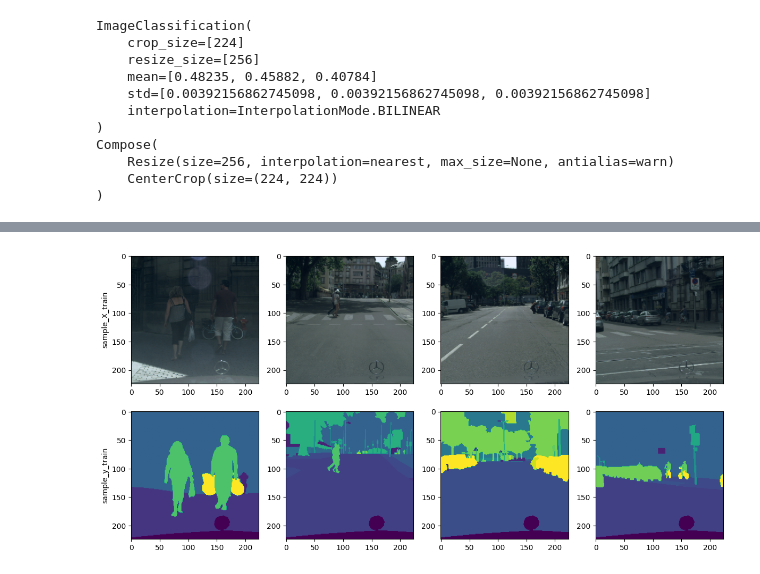
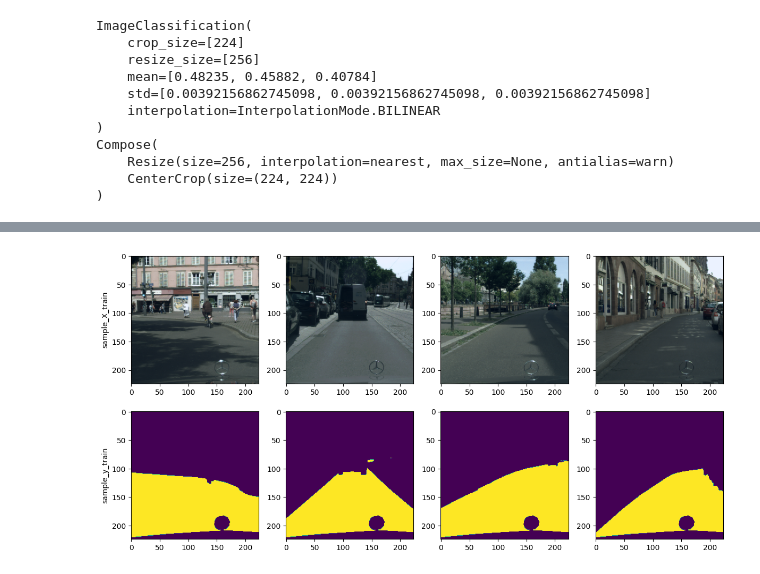
Before and after one commit to Kwan-Gu/data_science, a Jupyter notebook: ML/Segmentation/DL/FCN_pytorch.ipynb, the cells around one changed output, grey strips where cells are left out. Cells and saved outputs as stored; diff of their text form; code cells hidden in the pictures.

Commit message:
Modify FCN_PyTorch Build Model

```diff
--- a/ML/Segmentation/DL/FCN_pytorch.ipynb
+++ b/ML/Segmentation/DL/FCN_pytorch.ipynb
@@ -17,7 +111,7 @@ import matplotlib.pyplot as plt
 RANDOM_SEED = 42
 IMG_SIZE    = (224, 224)
 BATCH_SIZE  = 4
-NUM_CLASS   = 34
+NUM_CLASS   = 2
 EPOCHS      = 10
 
 DEVICE = torch.device('cpu')
@@ -125,3 +200,39 @@ class DataLoader(torch.utils.data.Dataset):
+# %%
+def OneHotEncoding(labels, num_classes:int):
+    shape = labels.shape
+    label_oh = torch.zeros(*shape)
+    for cnt, i in enumerate(sorted(np.unique(labels))):
+        i_mask = torch.where(labels == i, cnt, 0)
+        label_oh.masked_fill_(i_mask, cnt)
+    label_oh = F.one_hot(label_oh.to(torch.int64), num_classes = num_classes)
+    label_oh = label_oh.permute(2, 0, 1).to(torch.float)
+    return label_oh
+
+
+class DataLoader(torch.utils.data.Dataset):
+    def __init__(self, img_path, img_labels, transforms_x = None, transforms_y = None):
+        self.img_path     = img_path
+        self.img_labels   = img_labels
+        self.transforms_x = transforms_x
+        self.transforms_y = transforms_y
+
+    def __len__(self):
+        return len(self.img_path)
+
+    def __getitem__(self, index):
+        x = tv.io.read_image(self.img_path[index]) / 255.
+        y = tv.io.read_image(self.img_labels[index])
+        y[y != 7] = 0
+        y[y == 7] = 1
+        y = y.to(torch.int64)
+        y = y.squeeze(dim = 0)
+
+        onehot_y = OneHotEncoding(y, num_classes = NUM_CLASS)
+
+        if self.transforms_x: x = self.transforms_x(x)
+        if self.transforms_y: onehot_y = self.transforms_y(onehot_y)
+
+        return x, onehot_y
 # %%
 train_dataset = DataLoader(X_train, y_train, transforms_x = X_train_trans, transforms_y = y_train_trans)
 val_dataset   = DataLoader(X_val  , y_val  , transforms_x = X_val_trans  , transforms_y = y_val_trans  )
@@ -148,19 +259,19 @@ sample_y_train.unique  : [ 1  4  6  7  8  9 10 11 12 13 17 19 20 21 23 24 25 26
 # %%
 ncols, nrows = 4, 2
 fig, subs = plt.subplots(ncols = ncols, nrows = nrows, figsize = (3 * ncols, 3 * nrows))
 for i in range(ncols):
     img0 = sample_X_train[i].permute(1, 2, 0)
-    img1 = sample_y_train[i].permute(1, 2, 0)[:, :, 0]
+    img1 = sample_y_train[i].permute(1, 2, 0)[:, :, -1]
 
     subs[0, i].imshow((img0 - img0.min()) / (img0.max() - img0.min()))
     subs[0, 0].set_ylabel('sample_X_train')
 
     subs[1, i].imshow(img1)
     subs[1, 0].set_ylabel('sample_y_train')
 
 plt.tight_layout()
 plt.show()
 # %% [output]
-[figure, old version]
+[figure, new version]
 # %%
 ranges = {'vgg16' : ((0, 5), (5, 10), (10, 17), (17, 24), (24, 31))}
```
Also changed, not shown: parts of 9 cells of this notebook, 1 other file.
